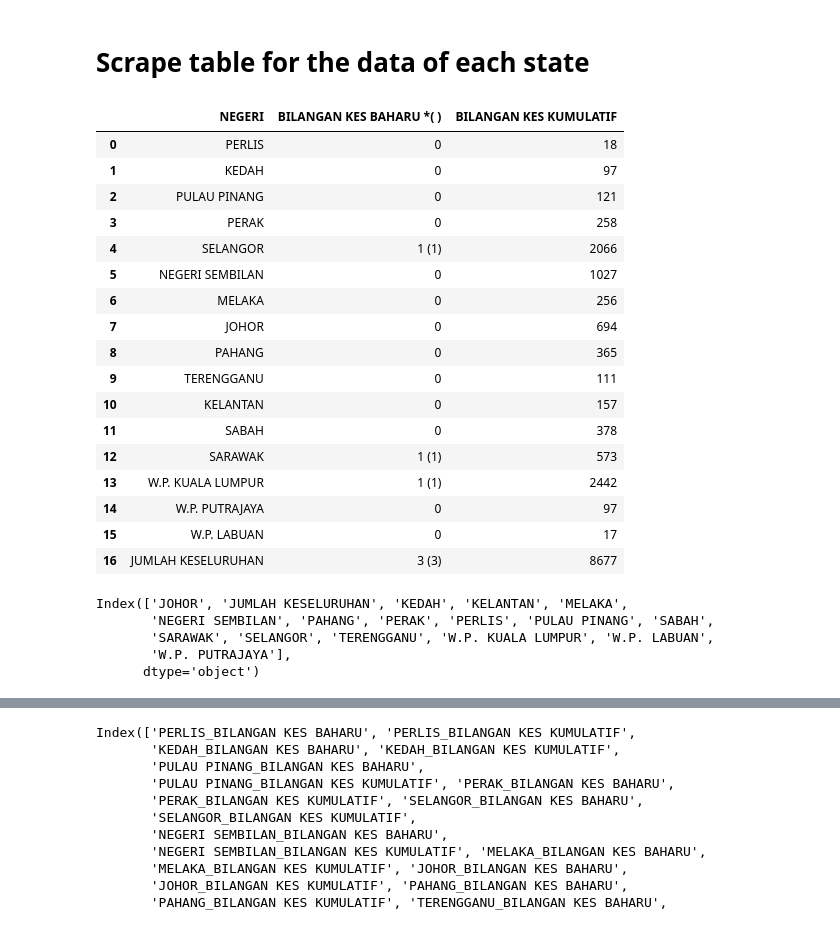
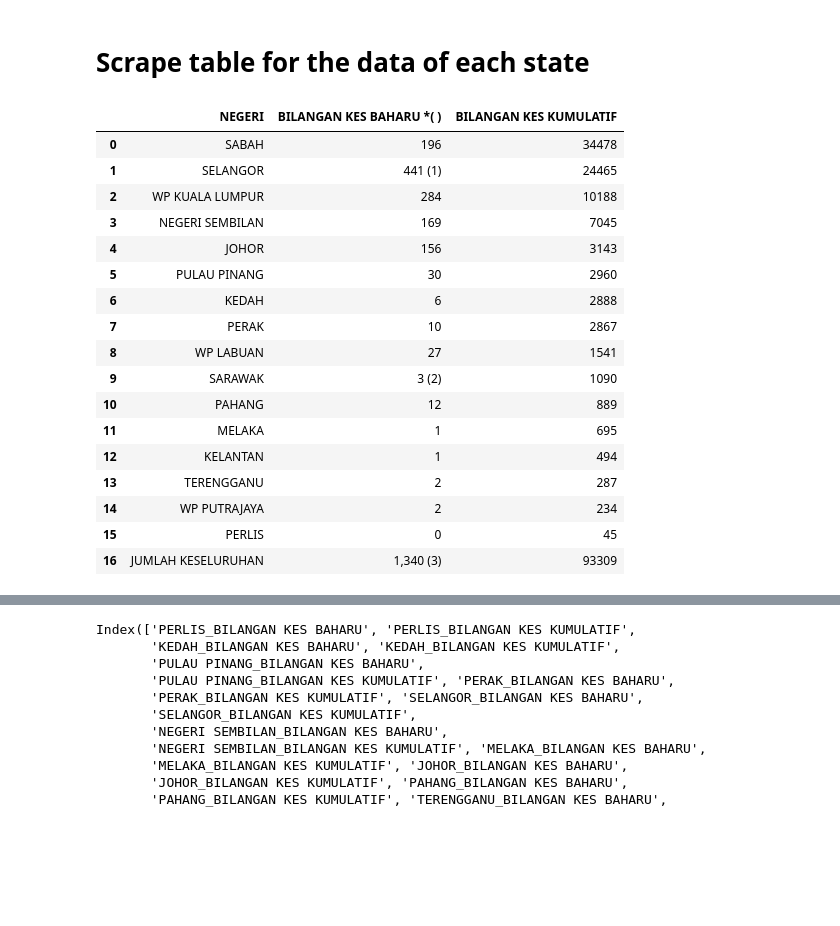
Before and after one commit to ansonnn07/covid19-malaysia, a Jupyter notebook: scrape_covid19_msia.ipynb, the cells around one changed output, grey strips where cells are left out. Cells and saved outputs as stored; diff of their text form; code cells hidden in the pictures; blank space fills up the shorter version.

```diff
--- a/scrape_covid19_msia.ipynb
+++ b/scrape_covid19_msia.ipynb
@@ -719,30 +719,33 @@ all_text = soup.get_text()
 # %% [markdown]
 # Scrape table for the data of each state
 # %%
-current_url = "https://kpkesihatan.com/2020/07/08/kenyataan-akhbar-kpk-8-julai-2020-situasi-semasa-jangkitan-penyakit-coronavirus-2019-covid-19-di-malaysia/"
+# current_url = "https://kpkesihatan.com/2020/07/08/kenyataan-akhbar-kpk-8-julai-2020-situasi-semasa-jangkitan-penyakit-coronavirus-2019-covid-19-di-malaysia/"
+current_url = "https://kpkesihatan.com/2020/12/20/kenyataan-akhbar-kpk-20-disember-2020-situasi-semasa-jangkitan-penyakit-coronavirus-2019-covid-19-di-malaysia/"
+# current_url = "https://kpkesihatan.com/2020/12/21/kenyataan-akhbar-kpk-21-disember-2020-situasi-semasa-jangkitan-penyakit-coronavirus-2019-covid-19-di-malaysia/"
+# current_url = "https://kpkesihatan.com/2021/02/10/kenyataan-akhbar-kpk-10-februari-2021-situasi-semasa-jangkitan-penyakit-coronavirus-2019-covid-19-di-malaysia/"
 
 r = requests.get(current_url)
 if r.status_code == 404:
     raise Exception("Error 404 accessing page!!")
 
 df = pd.read_html(r.content, match='JUMLAH KESELURUHAN', header=0)[-1]
 df
 # %% [output]
 |  | NEGERI | BILANGAN KES BAHARU *( ) | BILANGAN KES KUMULATIF |
-| 0 | PERLIS | 0 | 18 |
-| 1 | KEDAH | 0 | 97 |
-| 2 | PULAU PINANG | 0 | 121 |
-| 3 | PERAK | 0 | 258 |
-| 4 | SELANGOR | 1 (1) | 2066 |
-| 5 | NEGERI SEMBILAN | 0 | 1027 |
-| 6 | MELAKA | 0 | 256 |
-| 7 | JOHOR | 0 | 694 |
-| 8 | PAHANG | 0 | 365 |
-| 9 | TERENGGANU | 0 | 111 |
-| 10 | KELANTAN | 0 | 157 |
-| 11 | SABAH | 0 | 378 |
-| 12 | SARAWAK | 1 (1) | 573 |
-| 13 | W.P. KUALA LUMPUR | 1 (1) | 2442 |
-| 14 | W.P. PUTRAJAYA | 0 | 97 |
-| 15 | W.P. LABUAN | 0 | 17 |
-| 16 | JUMLAH KESELURUHAN | 3 (3) | 8677 |
+| 0 | SABAH | 196 | 34478 |
+| 1 | SELANGOR | 441 (1) | 24465 |
+| 2 | WP KUALA LUMPUR | 284 | 10188 |
+| 3 | NEGERI SEMBILAN | 169 | 7045 |
+| 4 | JOHOR | 156 | 3143 |
+| 5 | PULAU PINANG | 30 | 2960 |
+| 6 | KEDAH | 6 | 2888 |
+| 7 | PERAK | 10 | 2867 |
+| 8 | WP LABUAN | 27 | 1541 |
+| 9 | SARAWAK | 3 (2) | 1090 |
+| 10 | PAHANG | 12 | 889 |
+| 11 | MELAKA | 1 | 695 |
+| 12 | KELANTAN | 1 | 494 |
+| 13 | TERENGGANU | 2 | 287 |
+| 14 | WP PUTRAJAYA | 2 | 234 |
+| 15 | PERLIS | 0 | 45 |
+| 16 | JUMLAH KESELURUHAN | 1,340 (3) | 93309 |
@@ -755,8 +751,0 @@ df_new_case = pd.crosstab(index=current_date, columns=df['NEGERI'], values=df['B
-# %%
-df_new_case.columns
-# %% [output]
-Index(['JOHOR', 'JUMLAH KESELURUHAN', 'KEDAH', 'KELANTAN', 'MELAKA',
-       'NEGERI SEMBILAN', 'PAHANG', 'PERAK', 'PERLIS', 'PULAU PINANG', 'SABAH',
-       'SARAWAK', 'SELANGOR', 'TERENGGANU', 'W.P. KUALA LUMPUR', 'W.P. LABUAN',
-       'W.P. PUTRAJAYA'],
-      dtype='object')
```
Also changed, not shown: parts of 19 cells of this notebook, 1 other file.
